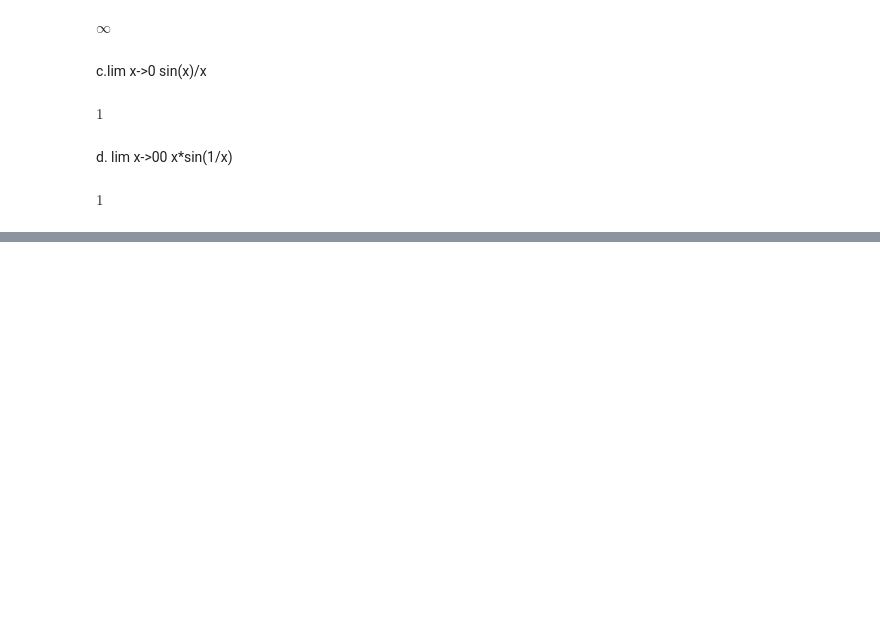
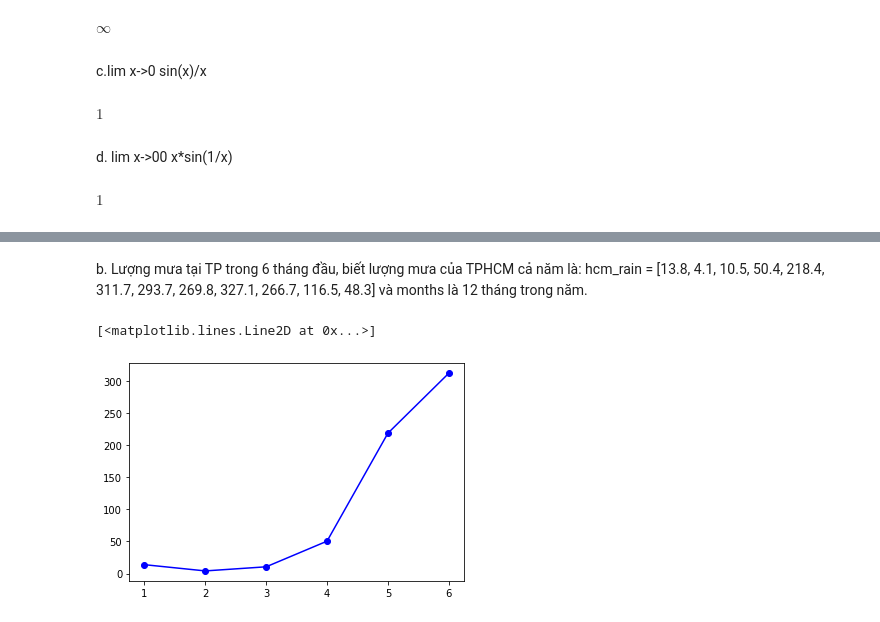
Before and after one commit to ThyAnhhh/ThuchanhToanCC, a Jupyter notebook: ôn_thi.ipynb, the cells around one changed output, grey strips where cells are left out. Cells and saved outputs as stored; diff of their text form; code cells hidden in the pictures; blank space fills up the shorter version.

```diff
--- a/ôn_thi.ipynb
+++ b/ôn_thi.ipynb
@@ -106,0 +157,10 @@ $\displaystyle 1$
+# %% [markdown]
+b.	Lượng mưa tại TP trong 6 tháng đầu, biết lượng mưa của TPHCM cả năm là: hcm_rain = [13.8, 4.1, 10.5, 50.4, 218.4, 311.7, 293.7, 269.8, 327.1, 266.7, 116.5, 48.3] và months là 12 tháng trong năm.
+# %%
+from pylab import plot, show
+hcm_rain = [13.8, 4.1, 10.5, 50.4, 218.4, 311.7]
+months = range(1,7)
+plot(months, hcm_rain, marker = 'o', color = 'b')
+# %% [output]
+[<matplotlib.lines.Line2D at 0x...>]
+[figure, added]
```
Also changed, not shown: parts of 12 cells of this notebook.
